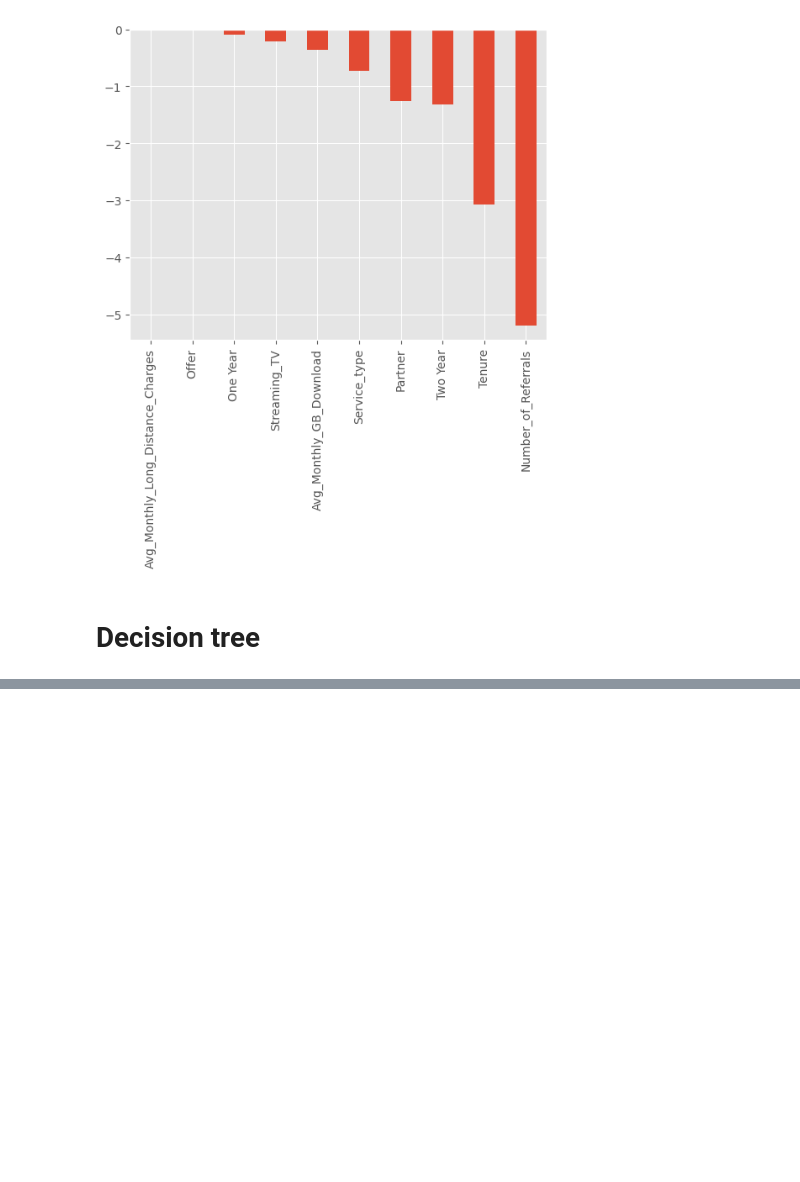
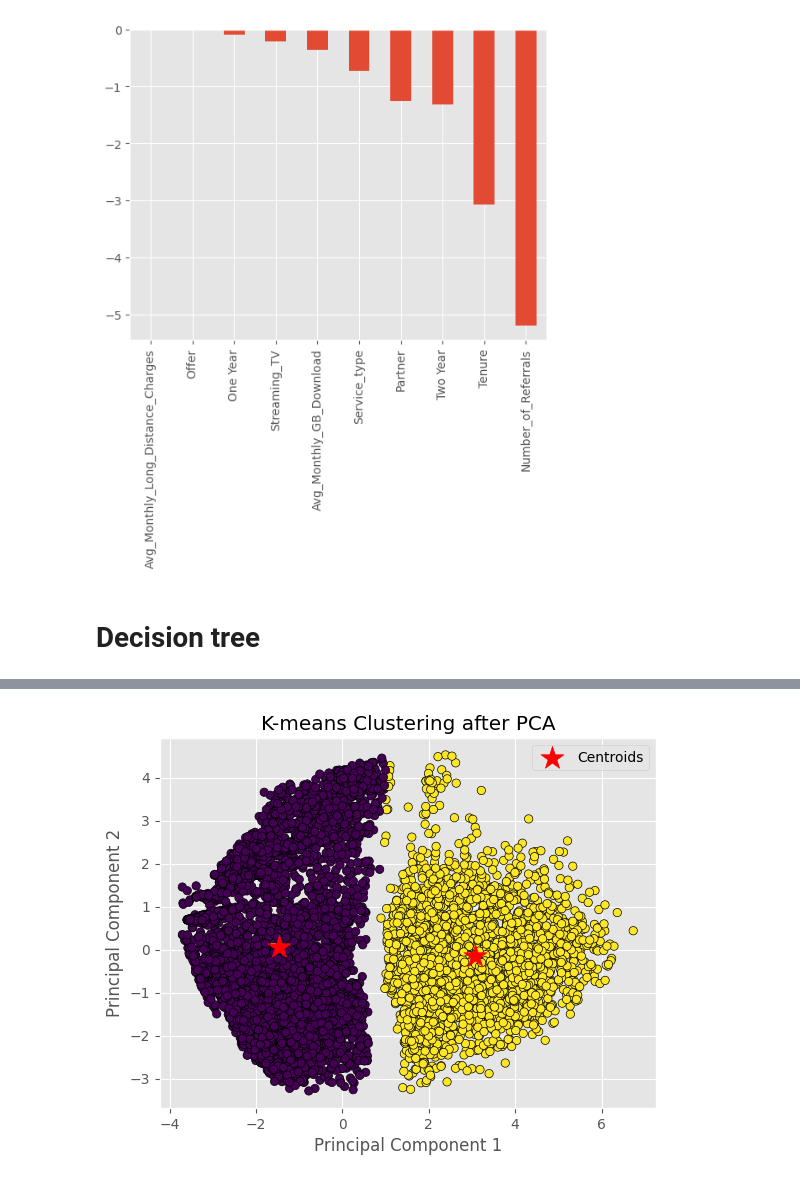
Before and after one commit to oneeyed-yggdrasil/CustomerSatisfaction, a Jupyter notebook: cc_new_01.ipynb, the cells around one changed output, grey strips where cells are left out. Saved outputs shown, nothing was run; the diff lists cells and outputs as text; code cells hidden in the pictures; blank space fills up the shorter version.

```diff
--- a/cc_new_01.ipynb
+++ b/cc_new_01.ipynb
@@ -1031,0 +1056,34 @@ plt.show()
+# %%
+import pandas as pd
+import matplotlib.pyplot as plt
+from sklearn.cluster import KMeans
+from sklearn.preprocessing import StandardScaler
+from sklearn.decomposition import PCA
+
+# Assuming you have 'data_new' and 'target' already defined
+
+# Standardize the data
+sta = StandardScaler()
+x_km = sta.fit_transform(data_new)
+
+# Apply PCA for dimensionality reduction
+pca = PCA(n_components=2)  # Reducing to 2 principal components for visualization
+x_pca = pca.fit_transform(x_km)
+
+# Use KMeans to cluster the PCA-transformed data
+kmeans = KMeans(n_clusters=2, random_state=42)  # You can choose the number of clusters you want
+kmeans.fit(x_pca)
+
+# Add the cluster labels to the original dataframe
+data_new['Cluster'] = kmeans.labels_
+
+# Visualize the clusters after PCA
+plt.scatter(x_pca[:, 0], x_pca[:, 1], c=kmeans.labels_, cmap='viridis', edgecolor='k')
+plt.scatter(kmeans.cluster_centers_[:, 0], kmeans.cluster_centers_[:, 1], s=300, c='red', marker='*', label='Centroids')
+plt.title('K-means Clustering after PCA')
+plt.xlabel('Principal Component 1')
+plt.ylabel('Principal Component 2')
+plt.legend()
+plt.show()
+# %% [output]
+[figure, added]
```
Also changed, not shown: parts of 13 cells of this notebook.
